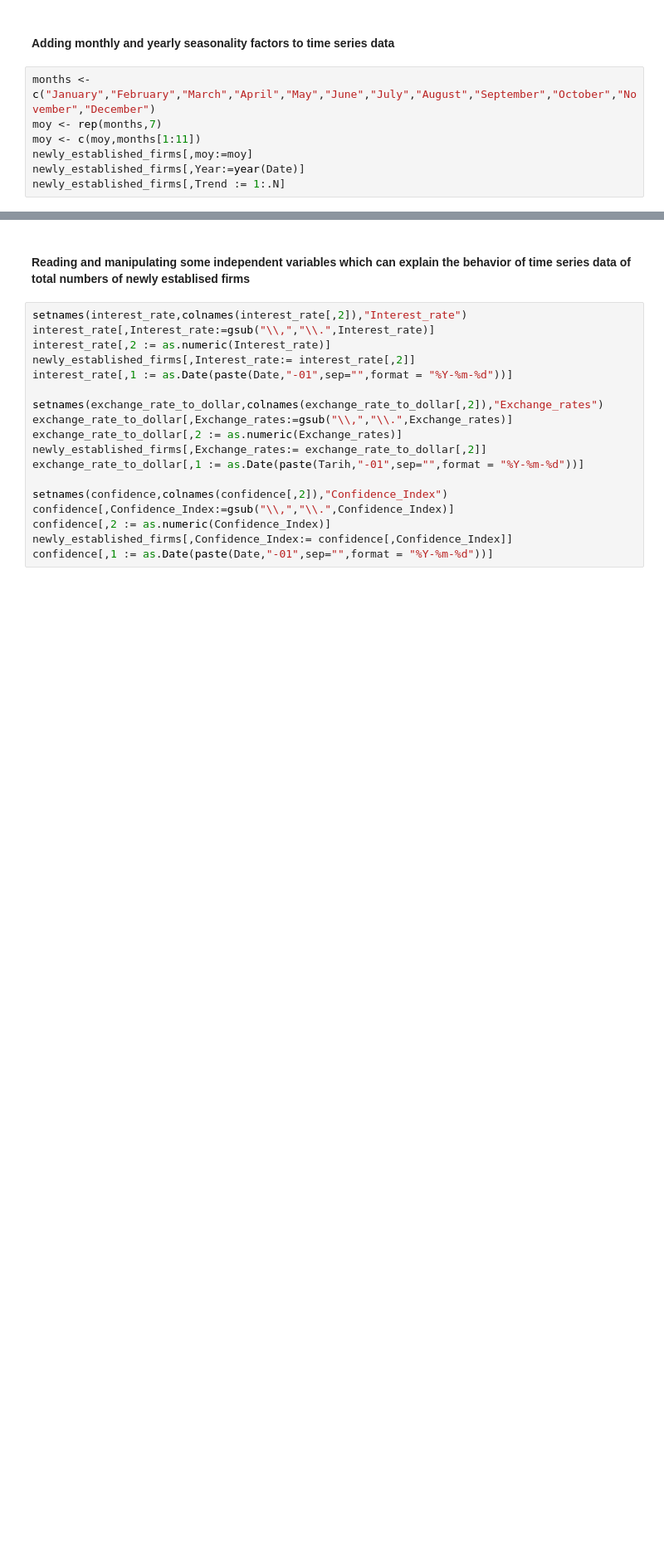
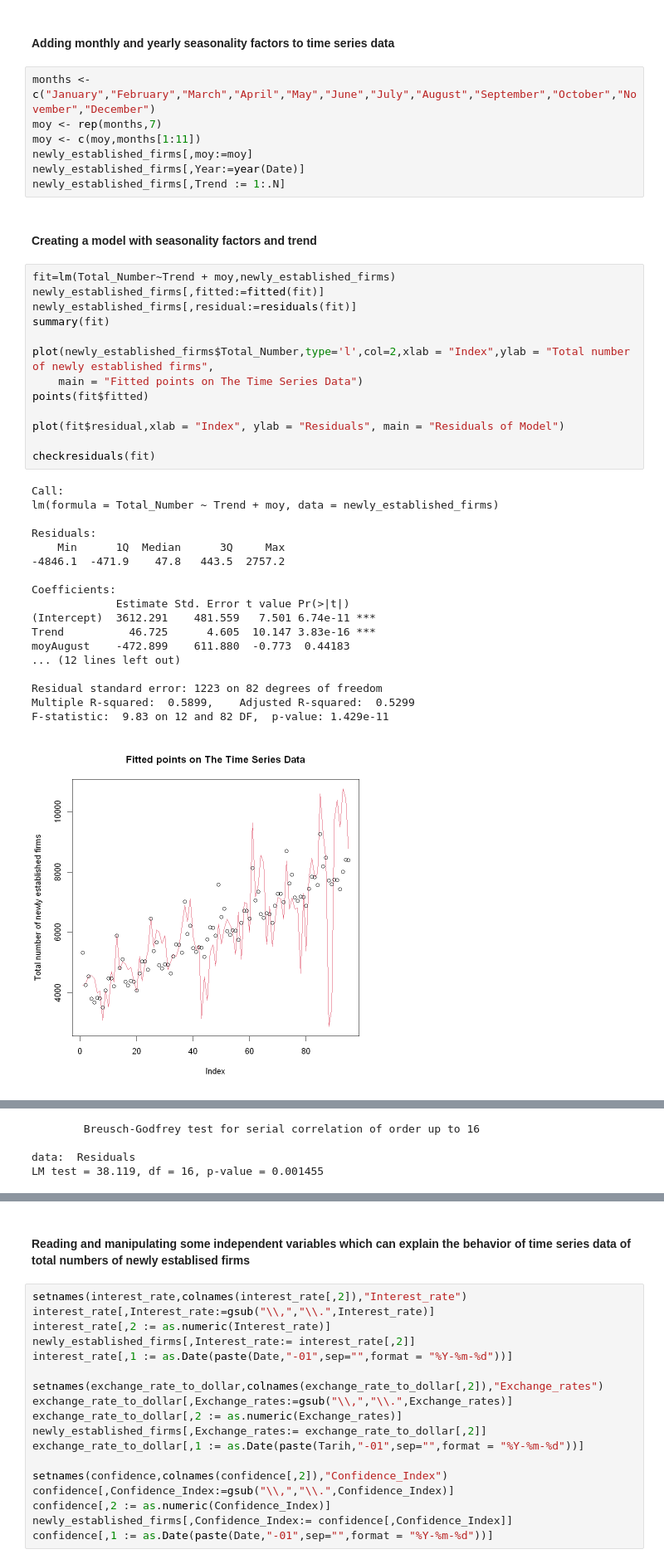
Before and after one commit to BU-IE-360/fall20-alperenkoksal, a Jupyter notebook: files/homework_3.ipynb, the cells around one changed output, grey strips where cells are left out. Shown at 83% size. Cells and saved outputs as stored; diff of their text form; blank space fills up the shorter version.

```diff
--- a/files/homework_3.ipynb
+++ b/files/homework_3.ipynb
@@ -45,3 +46,37 @@ moy <- c(moy,months[1:11])
 newly_established_firms[,moy:=moy]
 newly_established_firms[,Year:=year(Date)]
 newly_established_firms[,Trend := 1:.N]
+# %% [markdown]
+#### Creating a model with seasonality factors and trend
+# %%
+fit=lm(Total_Number~Trend + moy,newly_established_firms)
+newly_established_firms[,fitted:=fitted(fit)]
+newly_established_firms[,residual:=residuals(fit)]
+summary(fit)
+
+plot(newly_established_firms$Total_Number,type='l',col=2,xlab = "Index",ylab = "Total number of newly established firms",
+    main = "Fitted points on The Time Series Data")
+points(fit$fitted)
+
+plot(fit$residual,xlab = "Index", ylab = "Residuals", main = "Residuals of Model")
+
+checkresiduals(fit)
+# %% [output]
+Call:
+lm(formula = Total_Number ~ Trend + moy, data = newly_established_firms)
+
+Residuals:
+    Min      1Q  Median      3Q     Max
+-4846.1  -471.9    47.8   443.5  2757.2
+
+Coefficients:
+             Estimate Std. Error t value Pr(>|t|)
+(Intercept)  3612.291    481.559   7.501 6.74e-11 ***
+Trend          46.725      4.605  10.147 3.83e-16 ***
+moyAugust    -472.899    611.880  -0.773  0.44183
+... (12 lines left out)
+
+Residual standard error: 1223 on 82 degrees of freedom
+Multiple R-squared:  0.5899,    Adjusted R-squared:  0.5299
+F-statistic:  9.83 on 12 and 82 DF,  p-value: 1.429e-11
+[figure, added]
@@ -47,0 +84,4 @@ newly_established_firms[,Trend := 1:.N]
+        Breusch-Godfrey test for serial correlation of order up to 16
+
+data:  Residuals
+LM test = 38.119, df = 16, p-value = 0.001455
```
Also changed, not shown: parts of 6 cells of this notebook, 1 other file.
